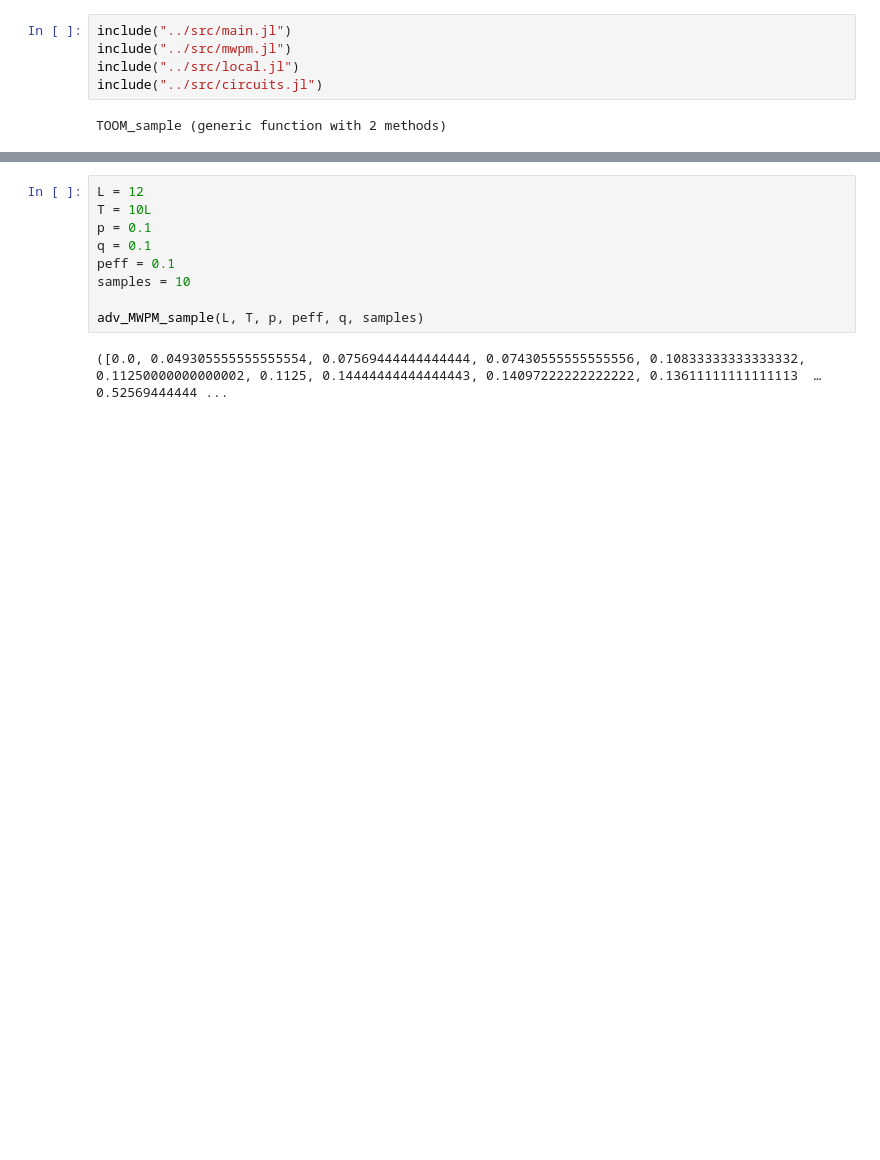
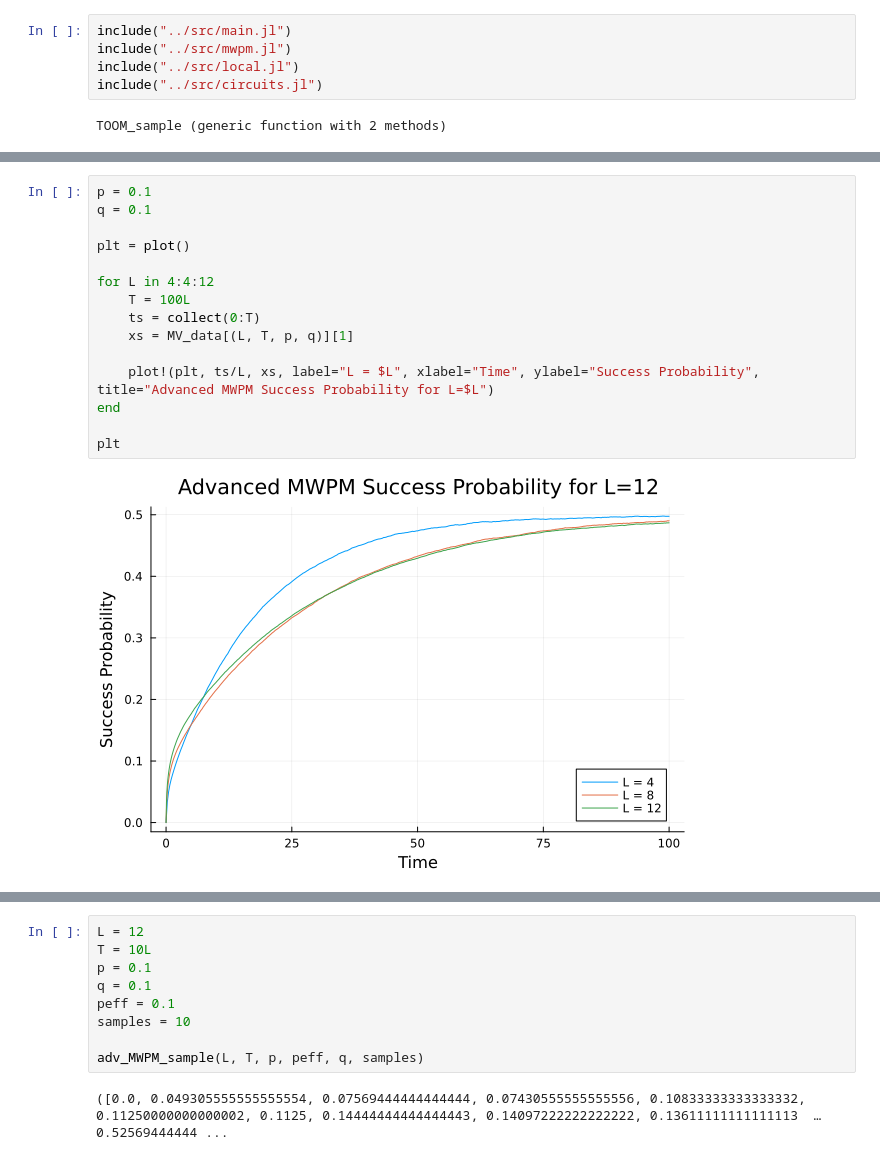
Before and after one commit to jahauser/single_shot, a Jupyter notebook: notebooks/25_08_19.ipynb, the cells around one changed output, grey strips where cells are left out. Saved outputs shown, nothing was run; the diff lists cells and outputs as text; blank space fills up the shorter version.

```diff
--- a/notebooks/25_08_19.ipynb
+++ b/notebooks/25_08_19.ipynb
@@ -15,0 +96,17 @@ TOOM_sample (generic function with 2 methods)
+# %%
+p = 0.1
+q = 0.1
+
+plt = plot()
+
+for L in 4:4:12
+    T = 100L
+    ts = collect(0:T)
+    xs = MV_data[(L, T, p, q)][1]
+
+    plot!(plt, ts/L, xs, label="L = $L", xlabel="Time", ylabel="Success Probability", title="Advanced MWPM Success Probability for L=$L")
+end
+
+plt
+# %% [output]
+[figure, added]
```
Also changed, not shown: parts of 12 cells of this notebook, 4 other files.
